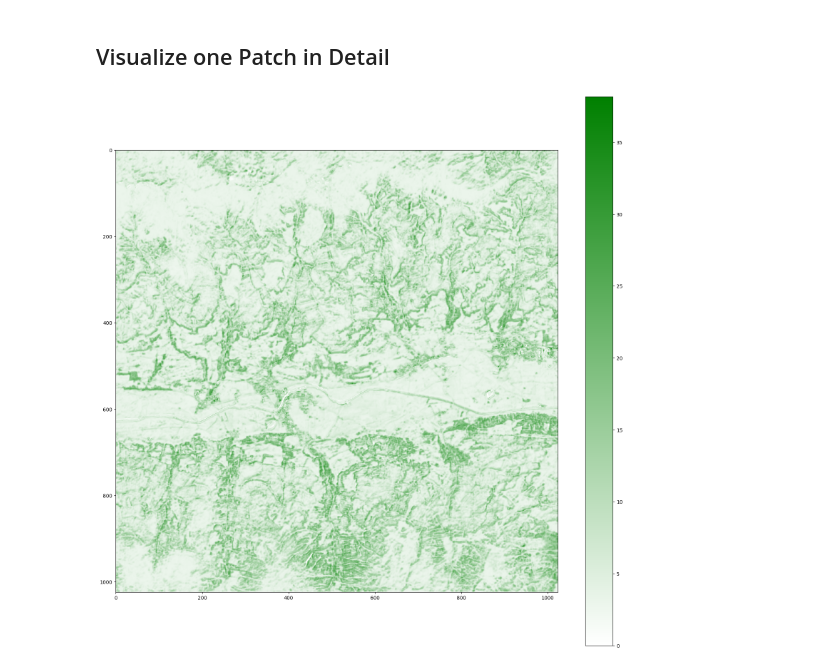
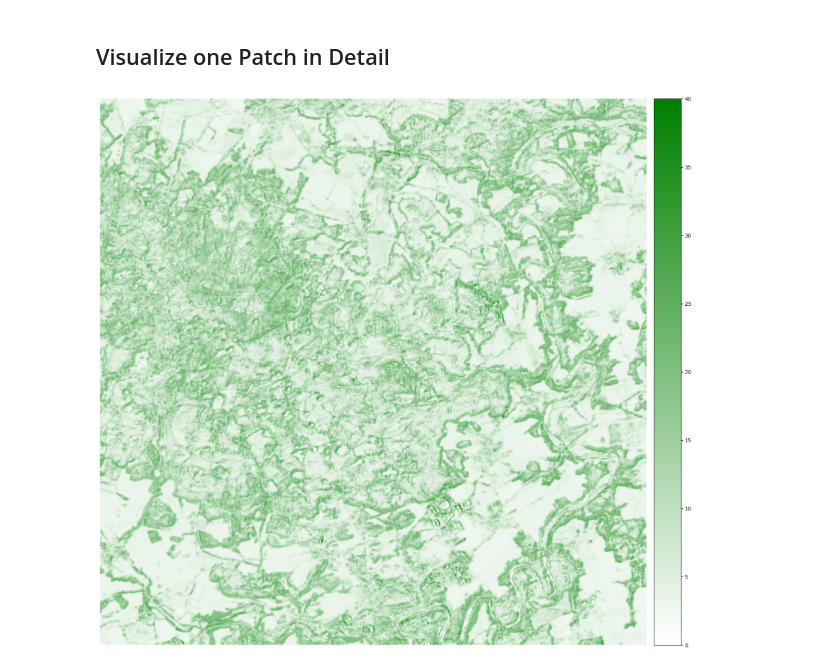
Before and after one commit to SvenLigensa/da2-casestudy, a Jupyter notebook: 5_ModelDeployment/5_1_ApplyCNN.ipynb, the cells around one changed output. Cells and saved outputs as stored; diff of their text form; code cells hidden in the pictures.

```diff
--- a/5_ModelDeployment/5_1_ApplyCNN.ipynb
+++ b/5_ModelDeployment/5_1_ApplyCNN.ipynb
@@ -107,17 +108,19 @@ Image 0 completed.
 ## Visualize one Patch in Detail
 # %%
 # Specify image index
-i = 0
+i = 5
 
-plt.figure(figsize=(20, 20))
-
-# Define a colormap that goes from white to green
+fig, ax = plt.subplots(figsize=(20, 20))
 colors = ["white", "green"]
 cmap = mcolors.LinearSegmentedColormap.from_list("mycmap", colors)
+im = ax.imshow(np.load(f'./CNN/prediction_{i:03d}.npy')[0], cmap=cmap, vmin=0, vmax=40)
 
-# Plot the numpy array with the custom colormap
-plt.imshow(np.load(f'./CNN/prediction_{i:03d}.npy')[0], cmap=cmap)
-plt.colorbar() # optional, to see color scale
+divider = make_axes_locatable(ax)
+cax = divider.append_axes("right", size="5%", pad=0.2)
+plt.colorbar(im, cax=cax)
+
+ax.axis('off')
+plt.savefig(f'Train_{i}_CNN.png', bbox_inches='tight')
 plt.show()
 # %% [output]
-[figure, old version]
+[figure, new version]
```
Also changed, not shown: parts of 2 cells of this notebook, 54 other files.
